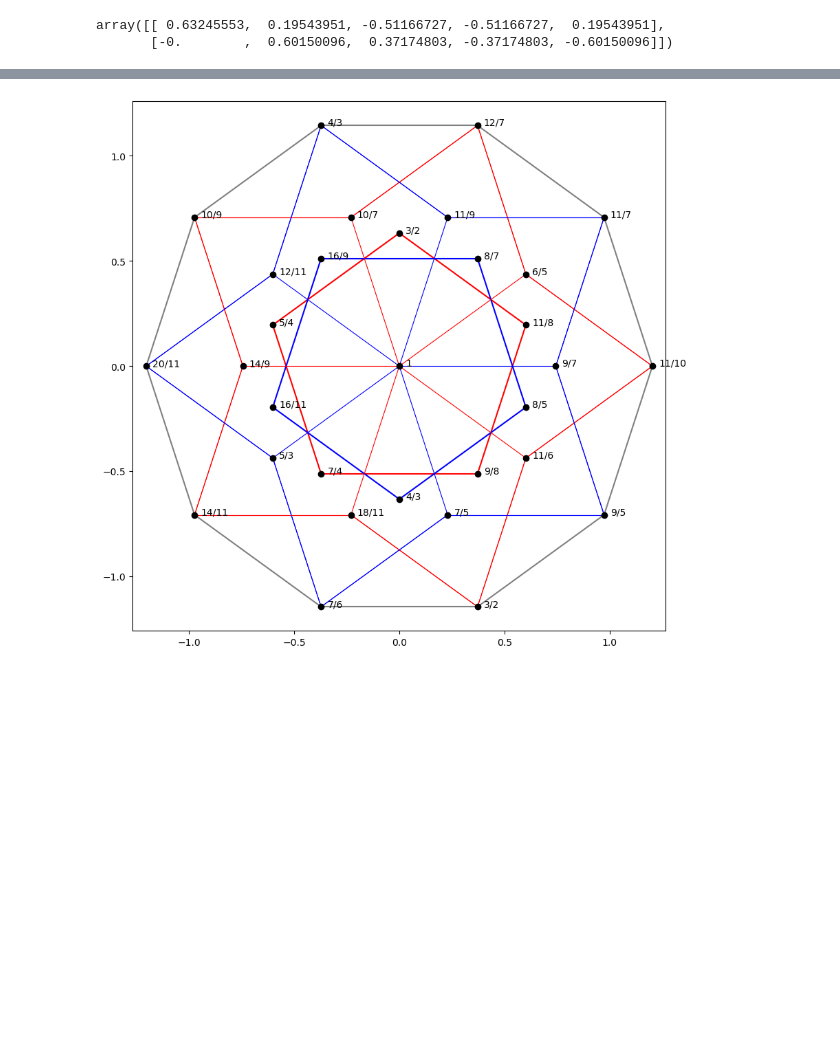
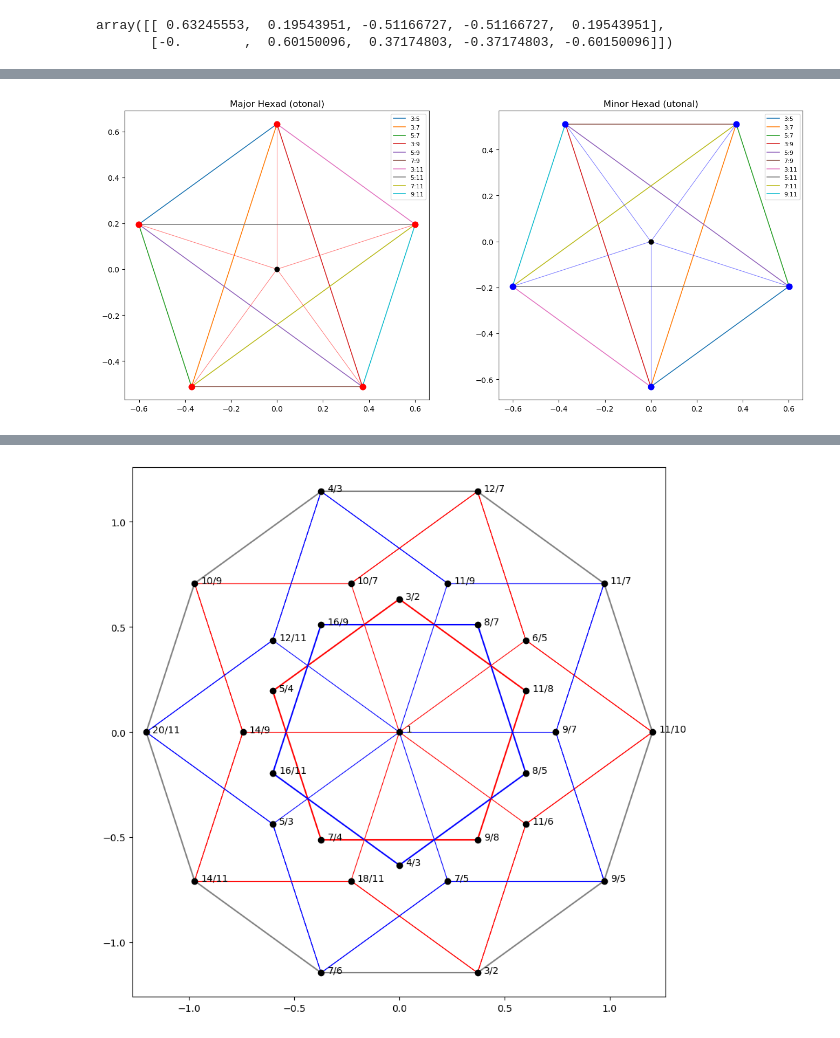
Before and after one commit to armandjbeaudoin/JI_tiling, a Jupyter notebook: notebooks/hexadic_diamond_coxeter.ipynb, the cells around one changed output, grey strips where cells are left out. Saved outputs shown, nothing was run; the diff lists cells and outputs as text; code cells hidden in the pictures; blank space fills up the shorter version.

```diff
--- a/notebooks/hexadic_diamond_coxeter.ipynb
+++ b/notebooks/hexadic_diamond_coxeter.ipynb
@@ -177 +233,39 @@ array([[ 0.63245553,  0.19543951, -0.51166727, -0.51166727,  0.19543951],
+# %%
+def draw_hexad(ax, root_segs, anchors, anchor_idx, labels, vertex_color, title):
+    """Render one hexad on `ax`: anchored A4-root edges plus origin radii and vertex markers.
+
+    Each root edge is the segment from anchors[anchor_idx[k]] to anchors[anchor_idx[k]] + root_segs[k].
+    Five additional radii are drawn from the origin (unison) to each anchor, completing K_6 on the
+    six-point hexad as in Wilson's figures.
+    The 2D coordinates are rotated 90 degrees, (x, y) -> (-y, x), to match Wilson's orientation.
+    """
+    # Root edges between hexad vertices (K_5 on the 5 outer points)
+    for k, r in enumerate(root_segs):
+        a = anchors[anchor_idx[k]]
+        seg = np.vstack((a, a + r))
+        ax.plot(-seg[:, 1], seg[:, 0], label=labels[k], linewidth=1.2)
+
+    # Radii from origin to each vertex (the 5 remaining edges of K_6)
+    for v in anchors:
+        ax.plot([0, -v[1]], [0, v[0]], color=vertex_color, linewidth=0.8, alpha=0.5)
+
+    ax.scatter(-anchors[:, 1], anchors[:, 0], c=vertex_color, s=60, zorder=3)
+    ax.scatter([0], [0], c='k', s=40, zorder=3)   # origin (unison)
+
+    ax.set_title(title)
+    ax.set_aspect('equal')
+    ax.legend(bbox_to_anchor=(1.0, 1.0), fontsize=8)
+# %%
+fig, axes = plt.subplots(1, 2, figsize=(14, 7))
+
+draw_hexad(axes[0], pr_proj, otonal_proj, pr_from, pr_labels,
+           vertex_color='r', title='Major Hexad (otonal)')
+
+draw_hexad(axes[1], nr_proj, utonal_proj, nr_from, nr_labels,
+           vertex_color='b', title='Minor Hexad (utonal)')
+
+plt.tight_layout()
+plt.show()
+# %% [output]
+[figure, added]
 # %% [markdown]
```
Also changed, not shown: parts of 4 cells of this notebook.
